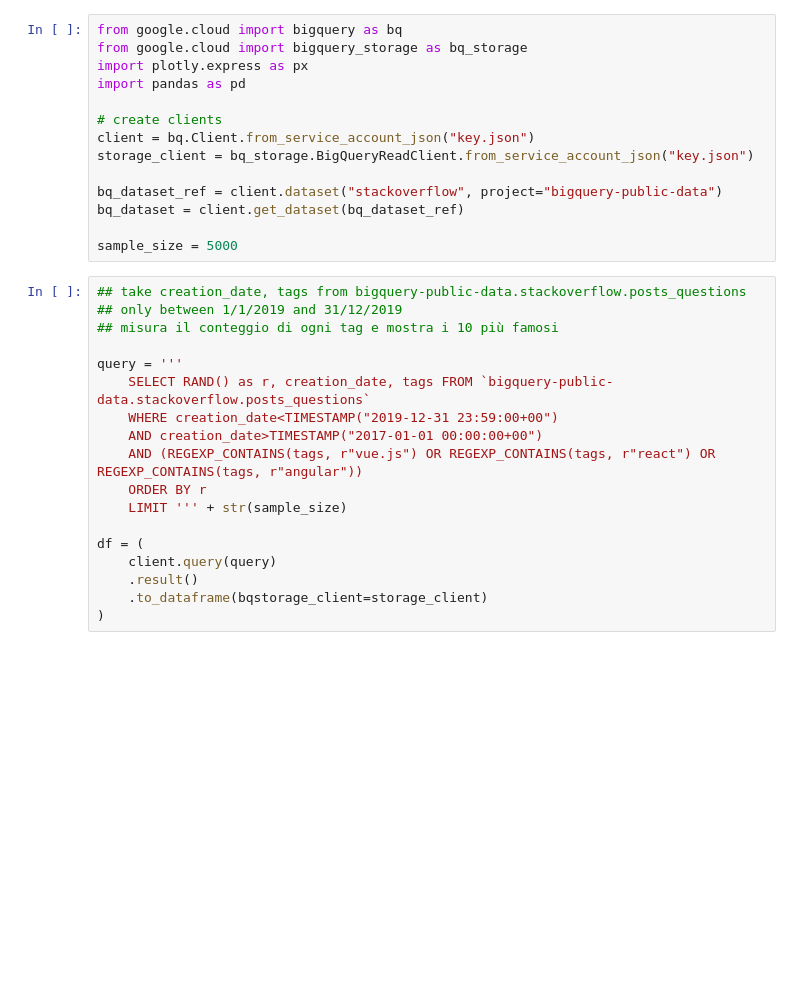
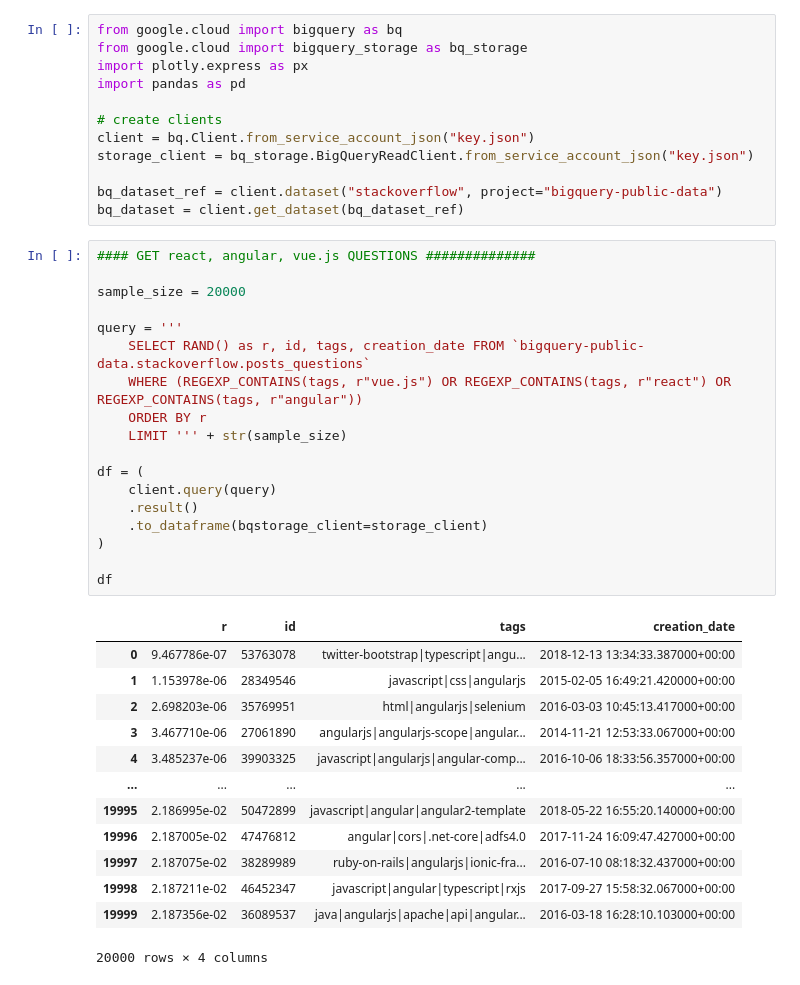
Before and after one commit to Chiyo-no-sake/ds_project, a Jupyter notebook: Notebook.ipynb, the cells around one changed output. Saved outputs shown, nothing was run; the diff lists cells and outputs as text; blank space fills up the shorter version.

```diff
--- a/Notebook.ipynb
+++ b/Notebook.ipynb
@@ -10,23 +10,35 @@ storage_client = bq_storage.BigQueryReadClient.from_service_account_json("key.js
 
 bq_dataset_ref = client.dataset("stackoverflow", project="bigquery-public-data")
 bq_dataset = client.get_dataset(bq_dataset_ref)
-
-sample_size = 5000
 # %%
-## take creation_date, tags from bigquery-public-data.stackoverflow.posts_questions
-## only between 1/1/2019 and 31/12/2019
-## misura il conteggio di ogni tag e mostra i 10 più famosi
+#### GET react, angular, vue.js QUESTIONS ##############
+
+sample_size = 20000
 
 query = '''
-    SELECT RAND() as r, creation_date, tags FROM `bigquery-public-data.stackoverflow.posts_questions`
-    WHERE creation_date<TIMESTAMP("2019-12-31 23:59:00+00")
-    AND creation_date>TIMESTAMP("2017-01-01 00:00:00+00")
-    AND (REGEXP_CONTAINS(tags, r"vue.js") OR REGEXP_CONTAINS(tags, r"react") OR REGEXP_CONTAINS(tags, r"angular"))
+    SELECT RAND() as r, id, tags, creation_date FROM `bigquery-public-data.stackoverflow.posts_questions`
+    WHERE (REGEXP_CONTAINS(tags, r"vue.js") OR REGEXP_CONTAINS(tags, r"react") OR REGEXP_CONTAINS(tags, r"angular"))
     ORDER BY r
     LIMIT ''' + str(sample_size)
 
 df = (
     client.query(query)
     .result()
     .to_dataframe(bqstorage_client=storage_client)
 )
+
+df
+# %% [output]
+|  | r | id | tags | creation_date |
+| 0 | 9.467786e-07 | 53763078 | twitter-bootstrap|typescript|angu... | 2018-12-13 13:34:33.387000+00:00 |
+| 1 | 1.153978e-06 | 28349546 | javascript|css|angularjs | 2015-02-05 16:49:21.420000+00:00 |
+| 2 | 2.698203e-06 | 35769951 | html|angularjs|selenium | 2016-03-03 10:45:13.417000+00:00 |
+| 3 | 3.467710e-06 | 27061890 | angularjs|angularjs-scope|angular... | 2014-11-21 12:53:33.067000+00:00 |
+| 4 | 3.485237e-06 | 39903325 | javascript|angularjs|angular-comp... | 2016-10-06 18:33:56.357000+00:00 |
+| ... | ... | ... | ... | ... |
+| 19995 | 2.186995e-02 | 50472899 | javascript|angular|angular2-template | 2018-05-22 16:55:20.140000+00:00 |
+| 19996 | 2.187005e-02 | 47476812 | angular|cors|.net-core|adfs4.0 | 2017-11-24 16:09:47.427000+00:00 |
+| 19997 | 2.187075e-02 | 38289989 | ruby-on-rails|angularjs|ionic-fra... | 2016-07-10 08:18:32.437000+00:00 |
+| 19998 | 2.187211e-02 | 46452347 | javascript|angular|typescript|rxjs | 2017-09-27 15:58:32.067000+00:00 |
+| 19999 | 2.187356e-02 | 36089537 | java|angularjs|apache|api|angular... | 2016-03-18 16:28:10.103000+00:00 |
+20000 rows × 4 columns
```
Also changed, not shown: parts of 5 cells of this notebook, 1 other file.
